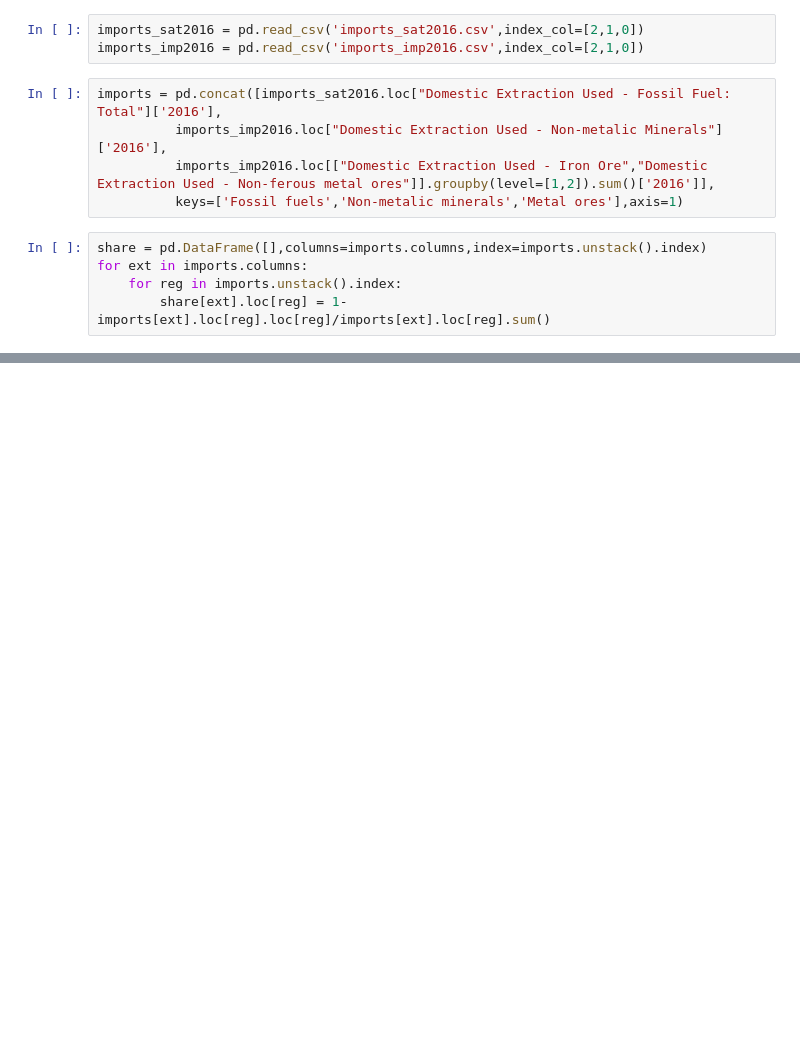
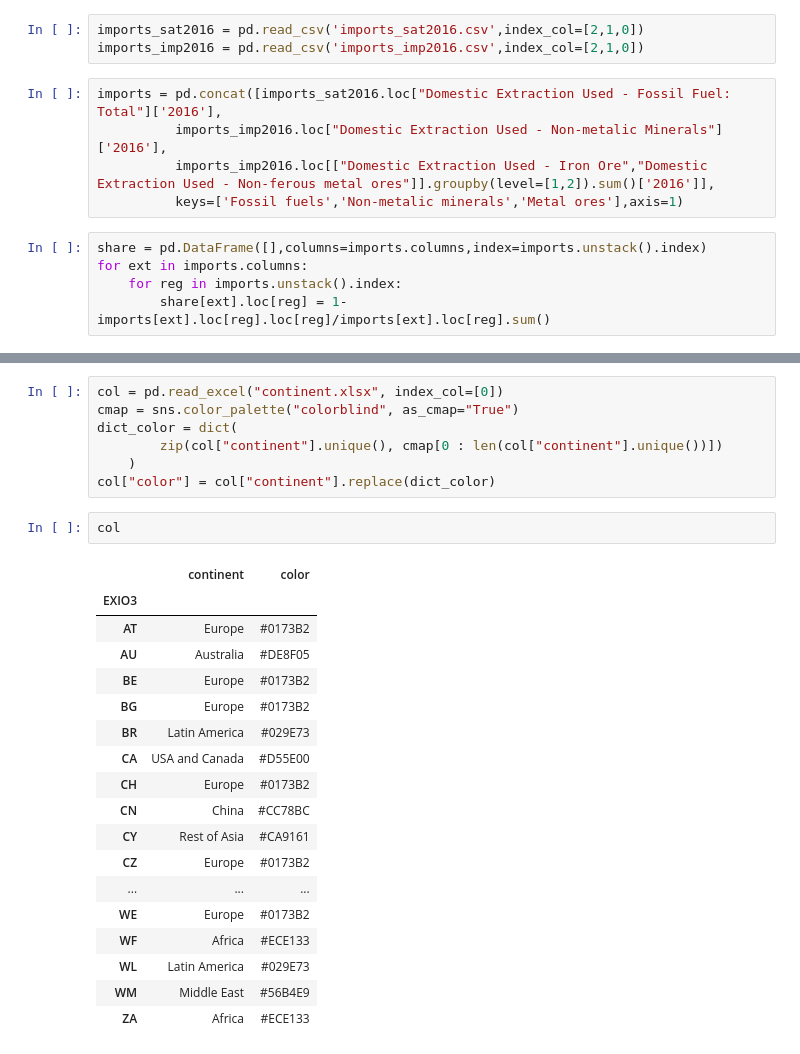
Before and after one commit to baptiste-an/Energy-and-HAQ, a Jupyter notebook: health.ipynb, the cells around one changed output, grey strips where cells are left out. Saved outputs shown, nothing was run; the diff lists cells and outputs as text; blank space fills up the shorter version.

```diff
--- a/health.ipynb
+++ b/health.ipynb
@@ -174,3 +187,31 @@ plt.savefig('figure5.pdf', bbox_inches = 'tight', facecolor='w')
+# %%
+col = pd.read_excel("continent.xlsx", index_col=[0])
+cmap = sns.color_palette("colorblind", as_cmap="True")
+dict_color = dict(
+        zip(col["continent"].unique(), cmap[0 : len(col["continent"].unique())])
+    )
+col["color"] = col["continent"].replace(dict_color)
+# %%
+col
+# %% [output]
+|  | continent | color |
+| EXIO3 |  |  |
+| AT | Europe | #0173B2 |
+| AU | Australia | #DE8F05 |
+| BE | Europe | #0173B2 |
+| BG | Europe | #0173B2 |
+| BR | Latin America | #029E73 |
+| CA | USA and Canada | #D55E00 |
+| CH | Europe | #0173B2 |
+| CN | China | #CC78BC |
+| CY | Rest of Asia | #CA9161 |
+| CZ | Europe | #0173B2 |
+| ... | ... | ... |
+| WE | Europe | #0173B2 |
+| WF | Africa | #ECE133 |
+| WL | Latin America | #029E73 |
+| WM | Middle East | #56B4E9 |
+| ZA | Africa | #ECE133 |
 # %%
 gdf12 = gdf.set_index('region')
 for col in share.columns:
```
Also changed, not shown: parts of 3 cells of this notebook, 15 other files.
